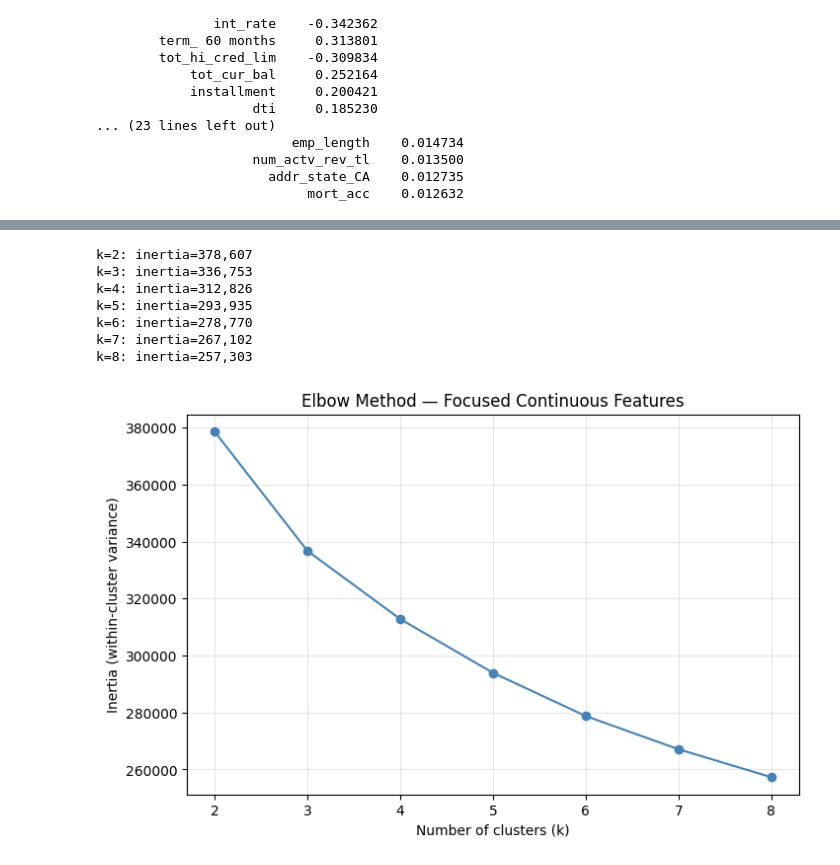
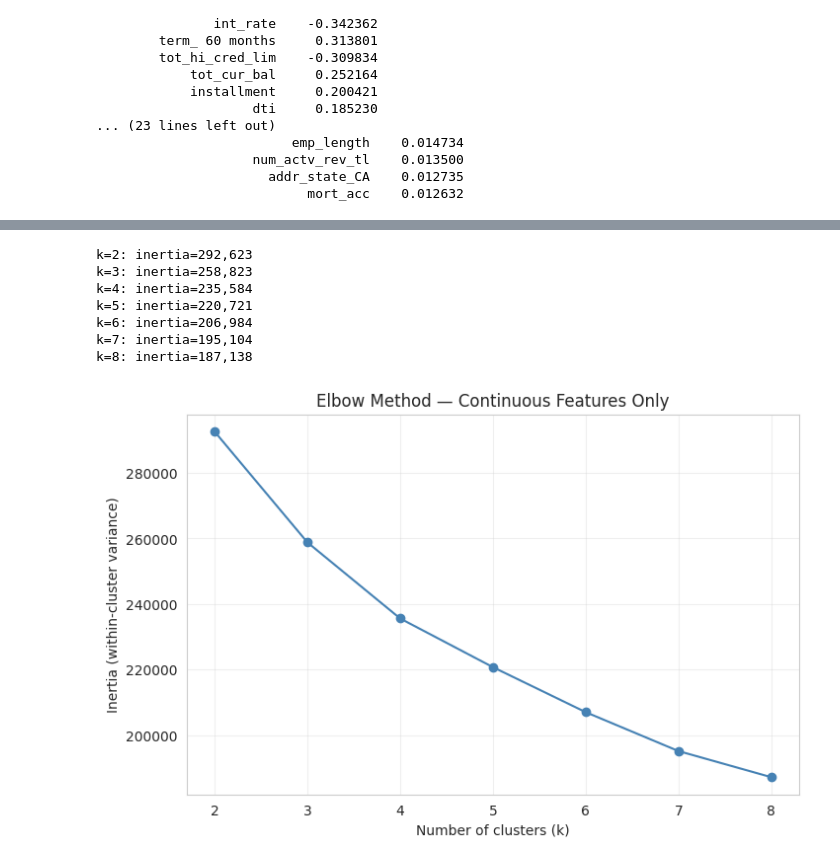
Before and after one commit to TanmayYenge/credit-default-prediction, a Jupyter notebook: notebooks/credit_default_analysis.ipynb, the cells around one changed output, grey strips where cells are left out. Saved outputs shown, nothing was run; the diff lists cells and outputs as text; code cells hidden in the pictures.

```diff
--- a/notebooks/credit_default_analysis.ipynb
+++ b/notebooks/credit_default_analysis.ipynb
@@ -463,44 +463,44 @@ from sklearn.cluster import KMeans
 import matplotlib.pyplot as plt
 import numpy as np
 
-# Focused set of continuous borrower features for clustering
+# Continuous features ONLY — ordinal variables (sub_grade, emp_length) removed
+# because K-Means Euclidean distance assumes equal spacing, which ordinals violate
 cluster_features = [
-    'sub_grade', 'int_rate', 'dti', 'annual_inc', 'loan_amnt',
-    'credit_history_years', 'revol_util', 'total_acc', 'emp_length'
+    'int_rate', 'dti', 'annual_inc', 'loan_amnt',
+    'credit_history_years', 'revol_util', 'total_acc'
 ]
 
 X_cluster = X[cluster_features].copy()
 
-# Scale (essential for distance-based clustering)
 scaler_km = StandardScaler()
 X_cluster_scaled = scaler_km.fit_transform(X_cluster)
 
-# Elbow search on a sample
 rng = np.random.RandomState(42)
 sample_idx = rng.choice(len(X_cluster_scaled), size=50000, replace=False)
 X_sample = X_cluster_scaled[sample_idx]
 
 inertias = []
 k_range = range(2, 9)
 for k in k_range:
     km = KMeans(n_clusters=k, random_state=42, n_init=10)
     km.fit(X_sample)
     inertias.append(km.inertia_)
     print(f"k={k}: inertia={km.inertia_:,.0f}")
 
 plt.figure(figsize=(8, 5))
 plt.plot(list(k_range), inertias, 'o-', color='steelblue')
 plt.xlabel('Number of clusters (k)')
 plt.ylabel('Inertia (within-cluster variance)')
-plt.title('Elbow Method — Focused Continuous Features')
+plt.title('Elbow Method — Continuous Features Only')
 plt.grid(True, alpha=0.3)
+plt.savefig('/content/drive/MyDrive/BA889_ResearchProposal/results/fig3_elbow.png', dpi=150, bbox_inches='tight')
 plt.show()
 # %% [output]
-k=2: inertia=378,607
-k=3: inertia=336,753
-k=4: inertia=312,826
-k=5: inertia=293,935
-k=6: inertia=278,770
-k=7: inertia=267,102
-k=8: inertia=257,303
+k=2: inertia=292,623
+k=3: inertia=258,823
+k=4: inertia=235,584
+k=5: inertia=220,721
+k=6: inertia=206,984
+k=7: inertia=195,104
+k=8: inertia=187,138
-[figure, old version]
+[figure, new version]
```
Also changed, not shown: parts of 5 cells of this notebook.
